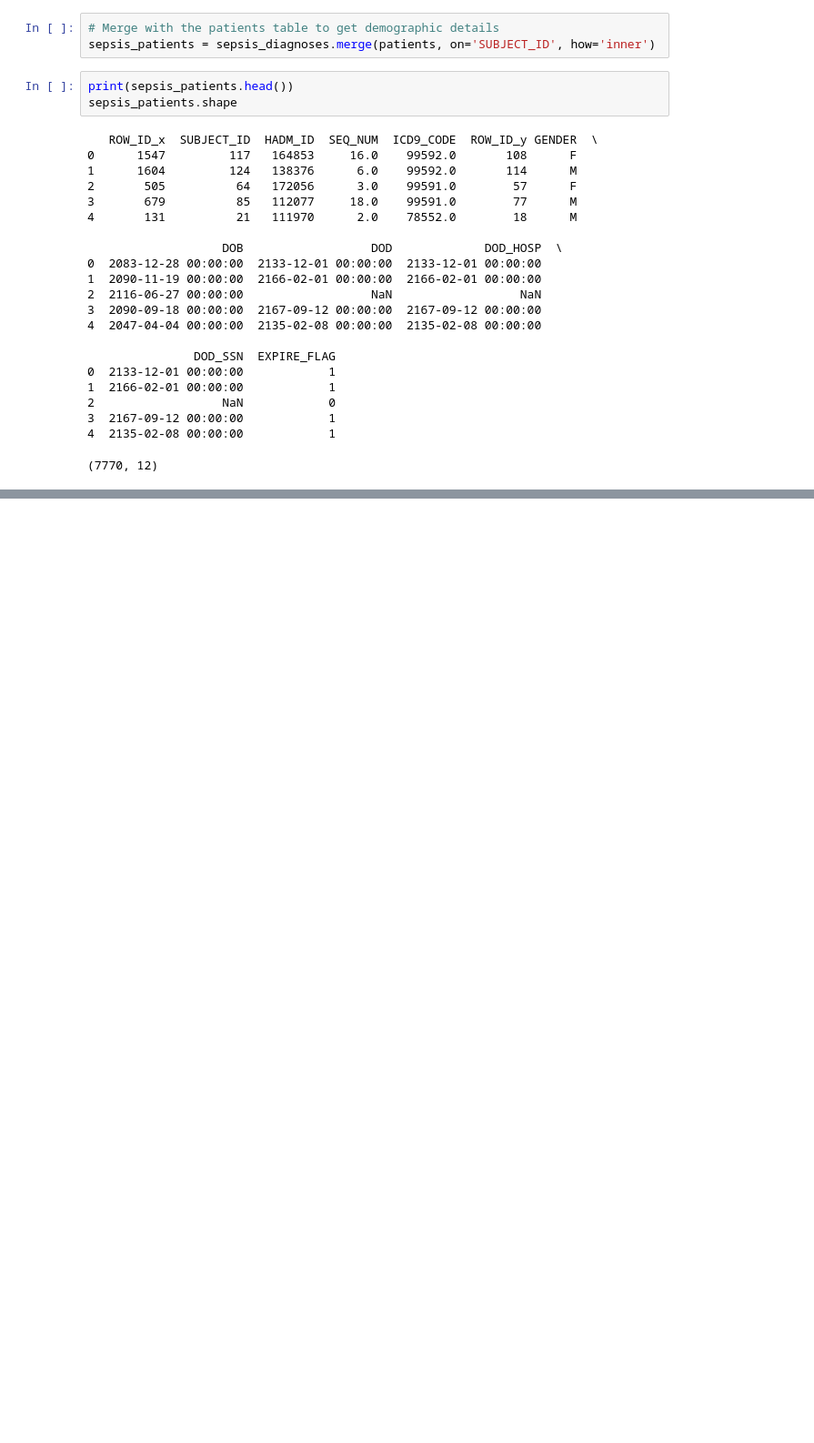
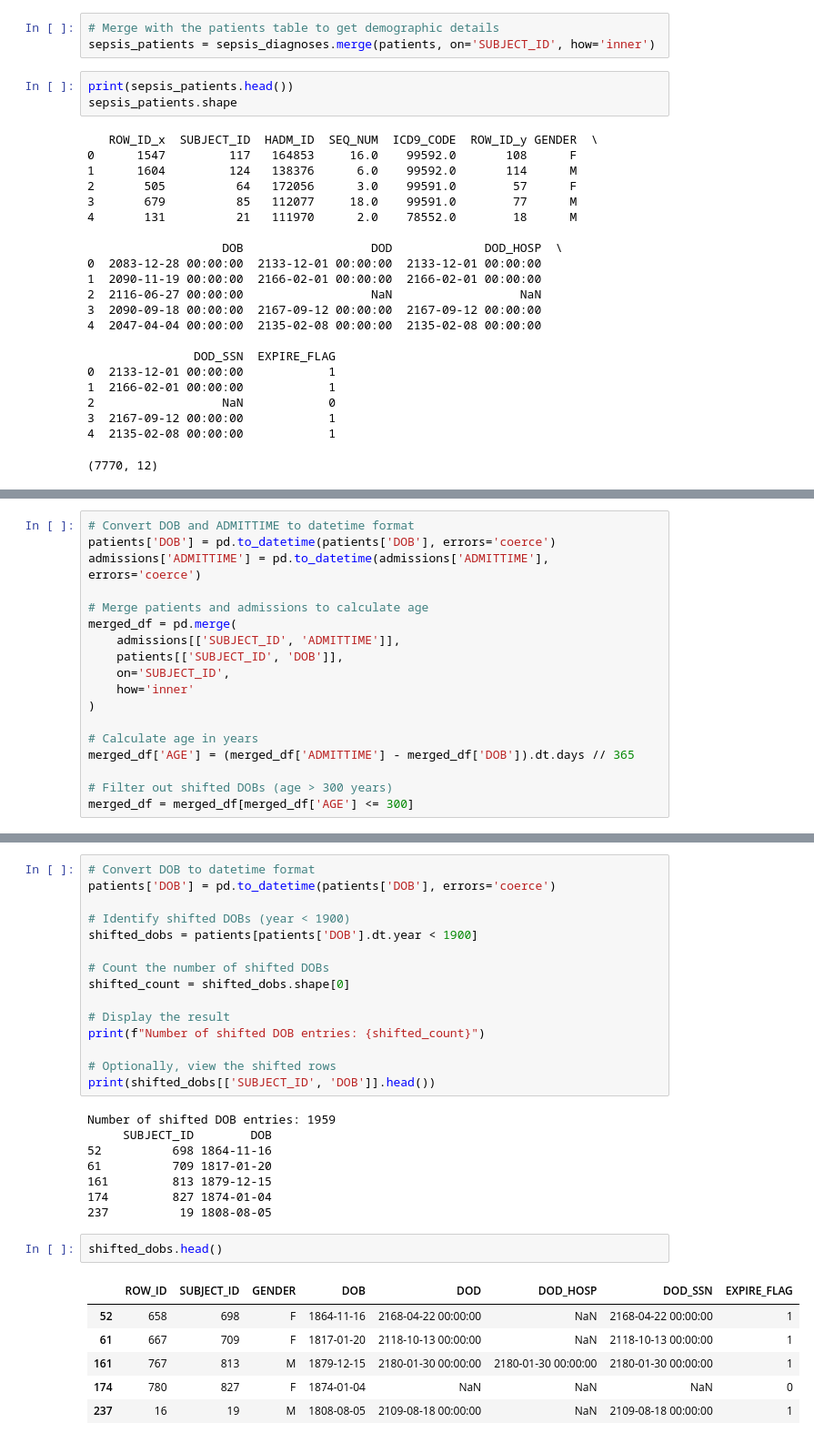
Before and after one commit to ParsaHaghighatgoo/mimic-analysis, a Jupyter notebook: ExtractSepsisPatients.ipynb, the cells around one changed output, grey strips where cells are left out. Shown at 91% size. Saved outputs shown, nothing was run; the diff lists cells and outputs as text; blank space fills up the shorter version.

```diff
--- a/ExtractSepsisPatients.ipynb
+++ b/ExtractSepsisPatients.ipynb
@@ -120,0 +238,18 @@ sepsis_patients.shape
+# %%
+# Convert DOB and ADMITTIME to datetime format
+patients['DOB'] = pd.to_datetime(patients['DOB'], errors='coerce')
+admissions['ADMITTIME'] = pd.to_datetime(admissions['ADMITTIME'], errors='coerce')
+
+# Merge patients and admissions to calculate age
+merged_df = pd.merge(
+    admissions[['SUBJECT_ID', 'ADMITTIME']],
+    patients[['SUBJECT_ID', 'DOB']],
+    on='SUBJECT_ID',
+    how='inner'
+)
+
+# Calculate age in years
+merged_df['AGE'] = (merged_df['ADMITTIME'] - merged_df['DOB']).dt.days // 365
+
+# Filter out shifted DOBs (age > 300 years)
+merged_df = merged_df[merged_df['AGE'] <= 300]
@@ -120,0 +272,32 @@ sepsis_patients.shape
+# %%
+# Convert DOB to datetime format
+patients['DOB'] = pd.to_datetime(patients['DOB'], errors='coerce')
+
+# Identify shifted DOBs (year < 1900)
+shifted_dobs = patients[patients['DOB'].dt.year < 1900]
+
+# Count the number of shifted DOBs
+shifted_count = shifted_dobs.shape[0]
+
+# Display the result
+print(f"Number of shifted DOB entries: {shifted_count}")
+
+# Optionally, view the shifted rows
+print(shifted_dobs[['SUBJECT_ID', 'DOB']].head())
+# %% [output]
+Number of shifted DOB entries: 1959
+     SUBJECT_ID        DOB
+52          698 1864-11-16
+61          709 1817-01-20
+161         813 1879-12-15
+174         827 1874-01-04
+237          19 1808-08-05
+# %%
+shifted_dobs.head()
+# %% [output]
+|  | ROW_ID | SUBJECT_ID | GENDER | DOB | DOD | DOD_HOSP | DOD_SSN | EXPIRE_FLAG |
+| 52 | 658 | 698 | F | 1864-11-16 | 2168-04-22 00:00:00 | NaN | 2168-04-22 00:00:00 | 1 |
+| 61 | 667 | 709 | F | 1817-01-20 | 2118-10-13 00:00:00 | NaN | 2118-10-13 00:00:00 | 1 |
+| 161 | 767 | 813 | M | 1879-12-15 | 2180-01-30 00:00:00 | 2180-01-30 00:00:00 | 2180-01-30 00:00:00 | 1 |
+| 174 | 780 | 827 | F | 1874-01-04 | NaN | NaN | NaN | 0 |
+| 237 | 16 | 19 | M | 1808-08-05 | 2109-08-18 00:00:00 | NaN | 2109-08-18 00:00:00 | 1 |
```
Also changed, not shown: parts of 34 cells of this notebook, 1 other file.
